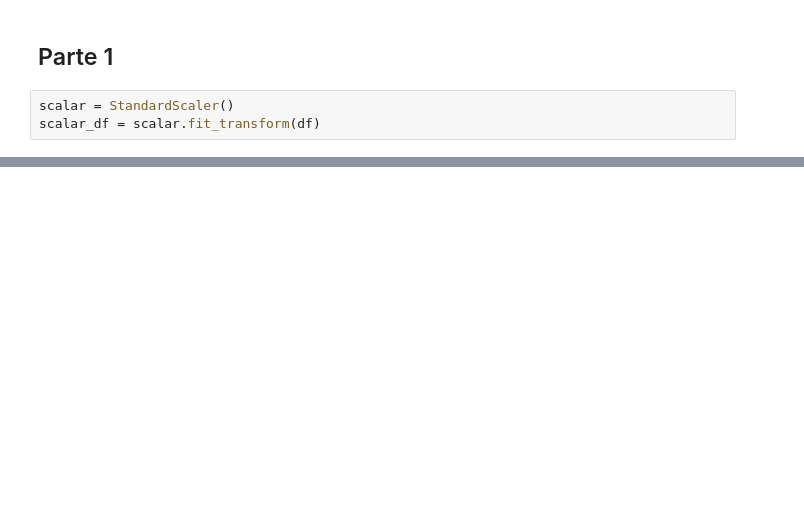
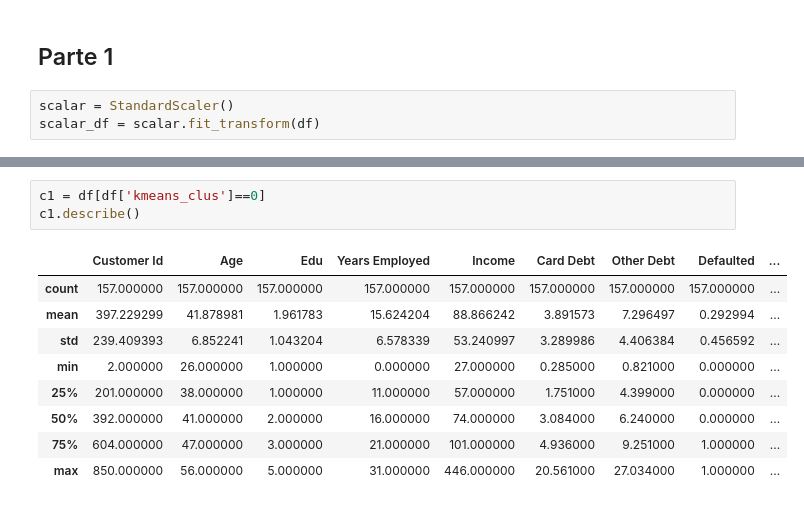
Before and after one commit to cesaralejon/clusters, a Jupyter notebook: clusters_Cesar_Olmedo.ipynb, the cells around one changed output, grey strips where cells are left out. Drawn from its saved outputs; the diff is of its cells as text; blank space fills up the shorter version.

```diff
--- a/clusters_Cesar_Olmedo.ipynb
+++ b/clusters_Cesar_Olmedo.ipynb
@@ -63,0 +100,13 @@ for i in range(2, 11):
+# %%
+c1 = df[df['kmeans_clus']==0]
+c1.describe()
+# %% [output]
+|  | Customer Id | Age | Edu | Years Employed | Income | Card Debt | Other Debt | Defaulted | ... |
+| count | 157.000000 | 157.000000 | 157.000000 | 157.000000 | 157.000000 | 157.000000 | 157.000000 | 157.000000 | ... |
+| mean | 397.229299 | 41.878981 | 1.961783 | 15.624204 | 88.866242 | 3.891573 | 7.296497 | 0.292994 | ... |
+| std | 239.409393 | 6.852241 | 1.043204 | 6.578339 | 53.240997 | 3.289986 | 4.406384 | 0.456592 | ... |
+| min | 2.000000 | 26.000000 | 1.000000 | 0.000000 | 27.000000 | 0.285000 | 0.821000 | 0.000000 | ... |
+| 25% | 201.000000 | 38.000000 | 1.000000 | 11.000000 | 57.000000 | 1.751000 | 4.399000 | 0.000000 | ... |
+| 50% | 392.000000 | 41.000000 | 2.000000 | 16.000000 | 74.000000 | 3.084000 | 6.240000 | 0.000000 | ... |
+| 75% | 604.000000 | 47.000000 | 3.000000 | 21.000000 | 101.000000 | 4.936000 | 9.251000 | 1.000000 | ... |
+| max | 850.000000 | 56.000000 | 5.000000 | 31.000000 | 446.000000 | 20.561000 | 27.034000 | 1.000000 | ... |
```
Also changed, not shown: parts of 9 cells of this notebook.
